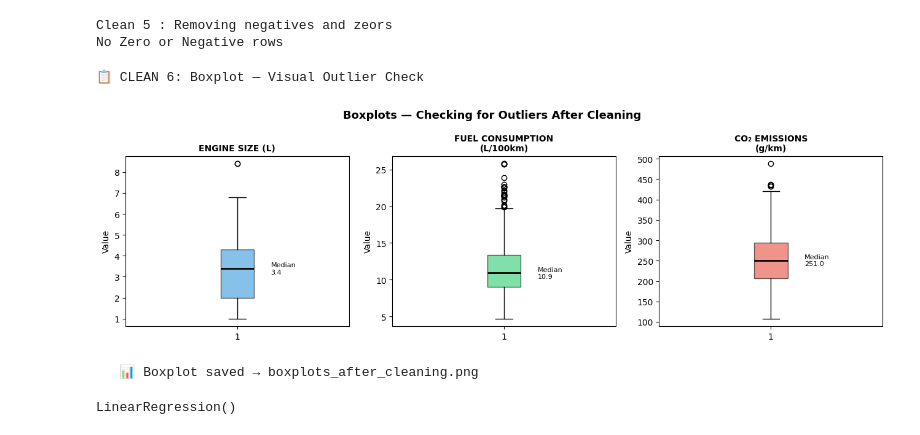
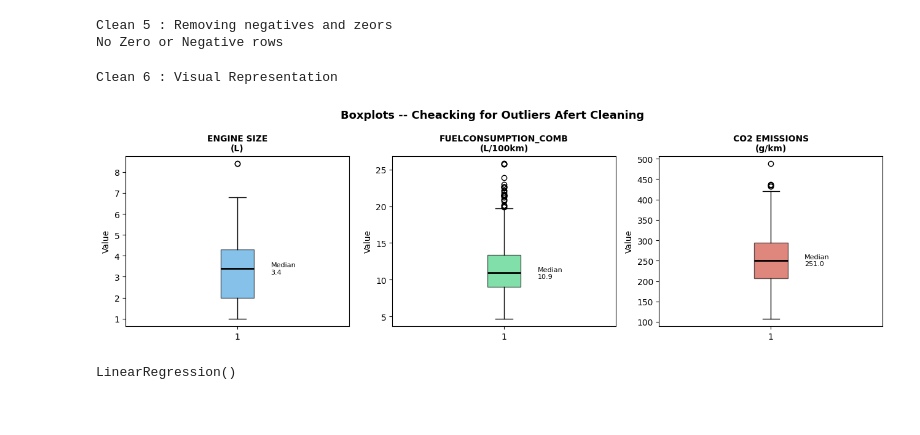
Before and after one commit to raynnz0907/Fuel-Consumption-vs-CO2-ML-Model, a Jupyter notebook: Emission.ipynb, the cells around one changed output. Drawn from its saved outputs; the diff is of its cells as text; code cells hidden in the pictures.

Commit message:
Showing the graphs

```diff
--- a/Emission.ipynb
+++ b/Emission.ipynb
@@ -131,17 +131,33 @@ No Zero or Negative rows
 # %%
 print ("Clean 6 : Visual Representation")
 
 fig , axes = plt.subplots(1,3,figsize = (13,4))
 fig.suptitle("Boxplots -- Cheacking for Outliers Afert Cleaning", fontsize = 13, fontweight = "bold")
 plot_data = {
     "ENGINE SIZE\n(L)"   : df["ENGINESIZE"],
     "FUELCONSUMPTION_COMB\n(L/100km)" :  df["FUELCONSUMPTION_COMB"],
     "CO2 EMISSIONS\n(g/km)"     :  df["CO2EMISSIONS"]
 }
+
+colors = ["#3498DB", "#2ECC71", "#CB3726"]
+for ax, (label, data), color in zip(axes, plot_data.items(), colors):
+    bp = ax.boxplot(data, patch_artist=True, notch=False,
+                    medianprops=dict(color="black", linewidth=2))
+    bp["boxes"][0].set_facecolor(color)
+    bp["boxes"][0].set_alpha(0.6)
+    ax.set_title(label, fontsize=10, fontweight="bold")
+    ax.set_ylabel("Value")
+
+    # Annotate min, median, max
+    ax.text(1.15, data.median(), f"Median\n{data.median():.1f}",
+            va="center", fontsize=8, color="black")
+
+plt.tight_layout()
+plt.savefig("boxplots_after_cleaning.png", dpi=150)
+plt.show()
 # %% [output]
-📋 CLEAN 6: Boxplot — Visual Outlier Check
+Clean 6 : Visual Representation
-[figure, old version]
+[figure, new version]
-   📊 Boxplot saved → boxplots_after_cleaning.png
 # %%
 X = df[["ENGINESIZE","FUELCOMSUMPTION_COMB"]].to_numpy()
 Y = df["CO2EMISSIONS"].to_numpy()
```
Also changed, not shown: 1 other file.
